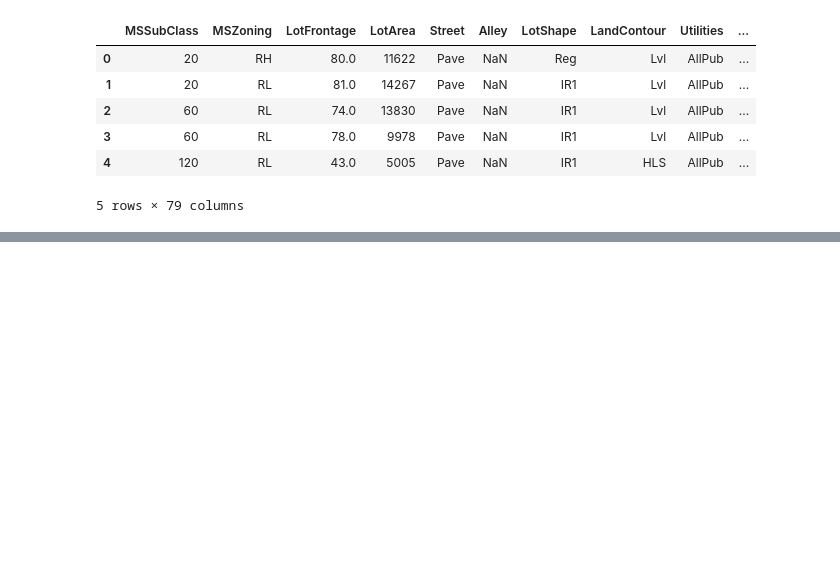
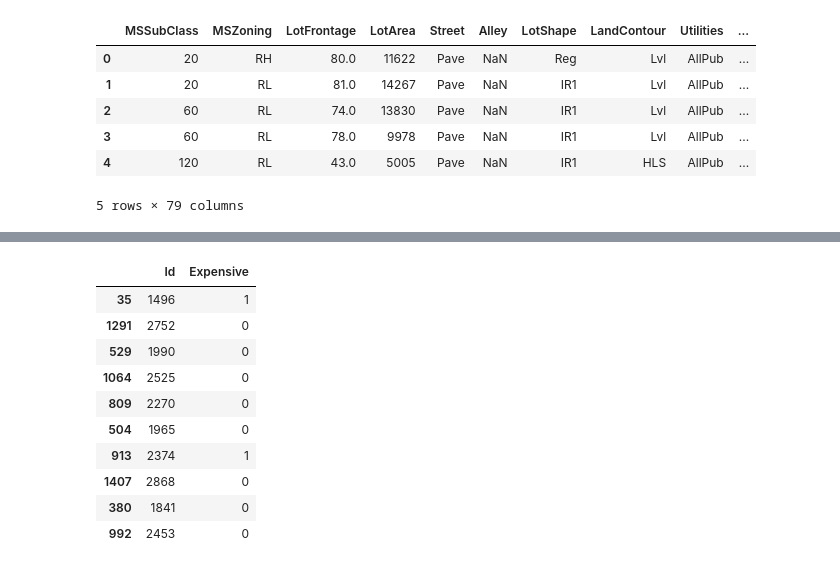
Before and after one commit to iCarambaaa/data-challenge, a Jupyter notebook: data_challenge.ipynb, the cells around one changed output, grey strips where cells are left out. Saved outputs shown, nothing was run; the diff lists cells and outputs as text; code cells hidden in the pictures; blank space fills up the shorter version.

```diff
--- a/data_challenge.ipynb
+++ b/data_challenge.ipynb
@@ -269,0 +293,10 @@ ValueError: Specifying the columns using strings is only supported for pandas Da
+# %%
+from sklearn.ensemble import RandomForestClassifier
+
+random_pipe = Pipeline(
+    steps=[("preprocessor", preprocessor), ("classifier", RandomForestClassifier(random_state=42))]
+)
+
+random_pipe.fit(X_train, y_train)
+ran_preds = random_pipe.predict(X_test)
+accuracy_score(ran_preds, y_test)
@@ -269,0 +393,3 @@ ValueError: Specifying the columns using strings is only supported for pandas Da
+# %%
+svm = svm_pipe.fit(X, y)
+svm
@@ -269,0 +414,18 @@ ValueError: Specifying the columns using strings is only supported for pandas Da
+# %%
+svm_test = test
+svm_pred = svm.predict(test_without_id)
+svm_test["Expensive"] = svm_pred
+svm_solutions = svm_test[["Id", "Expensive"]]
+svm_solutions.sample(10)
+# %% [output]
+|  | Id | Expensive |
+| 35 | 1496 | 1 |
+| 1291 | 2752 | 0 |
+| 529 | 1990 | 0 |
+| 1064 | 2525 | 0 |
+| 809 | 2270 | 0 |
+| 504 | 1965 | 0 |
+| 913 | 2374 | 1 |
+| 1407 | 2868 | 0 |
+| 380 | 1841 | 0 |
+| 992 | 2453 | 0 |
```
Also changed, not shown: parts of 18 cells of this notebook, 2 other files.
